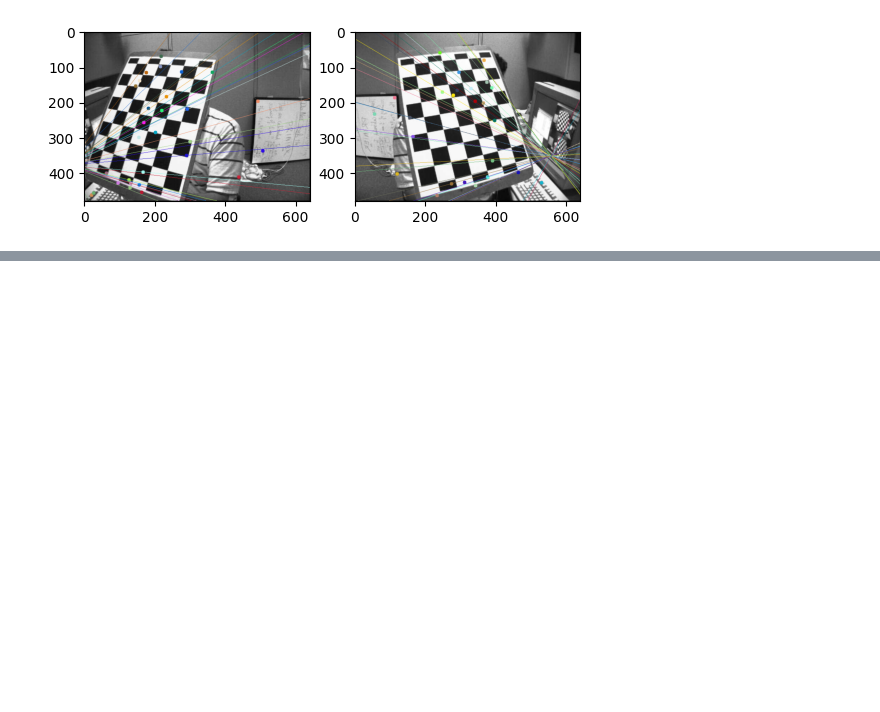
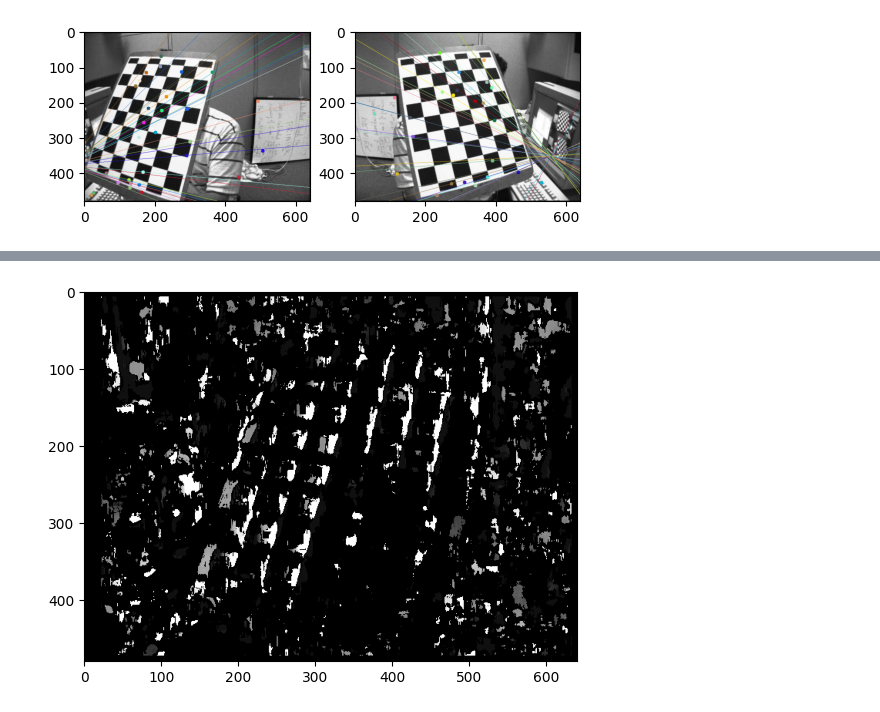
Before and after one commit to AlrIsmail/robotics_fundamentals, a Jupyter notebook: opencv_camera_calibration_3d_reconstruction.ipynb, the cells around one changed output, grey strips where cells are left out. Drawn from its saved outputs; the diff is of its cells as text; code cells hidden in the pictures; blank space fills up the shorter version.

```diff
--- a/opencv_camera_calibration_3d_reconstruction.ipynb
+++ b/opencv_camera_calibration_3d_reconstruction.ipynb
@@ -565,0 +598,15 @@ You can see that the epilines are converging to the epipole point. The epipole p
+# %%
+import numpy as np
+import cv2 as cv
+import matplotlib.pyplot as plt
+
+img1 = cv.imread('data/right08.jpg', cv.IMREAD_GRAYSCALE) #queryimage # left image
+img2 = cv.imread('data/left08.jpg', cv.IMREAD_GRAYSCALE) #trainimage # right image
+
+# Initiate stereoBM object with parameters
+stereo = cv.StereoBM_create(numDisparities=16, blockSize=15)
+disparity = stereo.compute(img1,img2)
+plt.imshow(disparity,'gray')
+plt.show()
+# %% [output]
+[figure, added]
```
Also changed, not shown: parts of 3 cells of this notebook.
